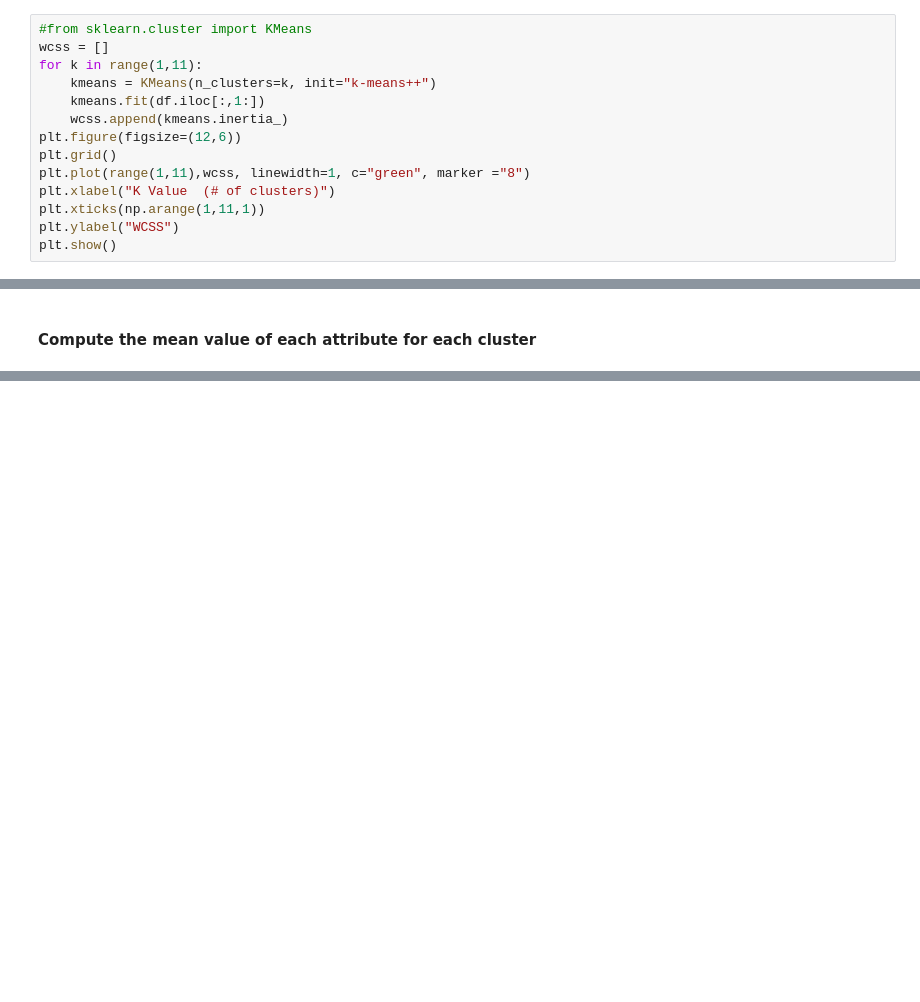
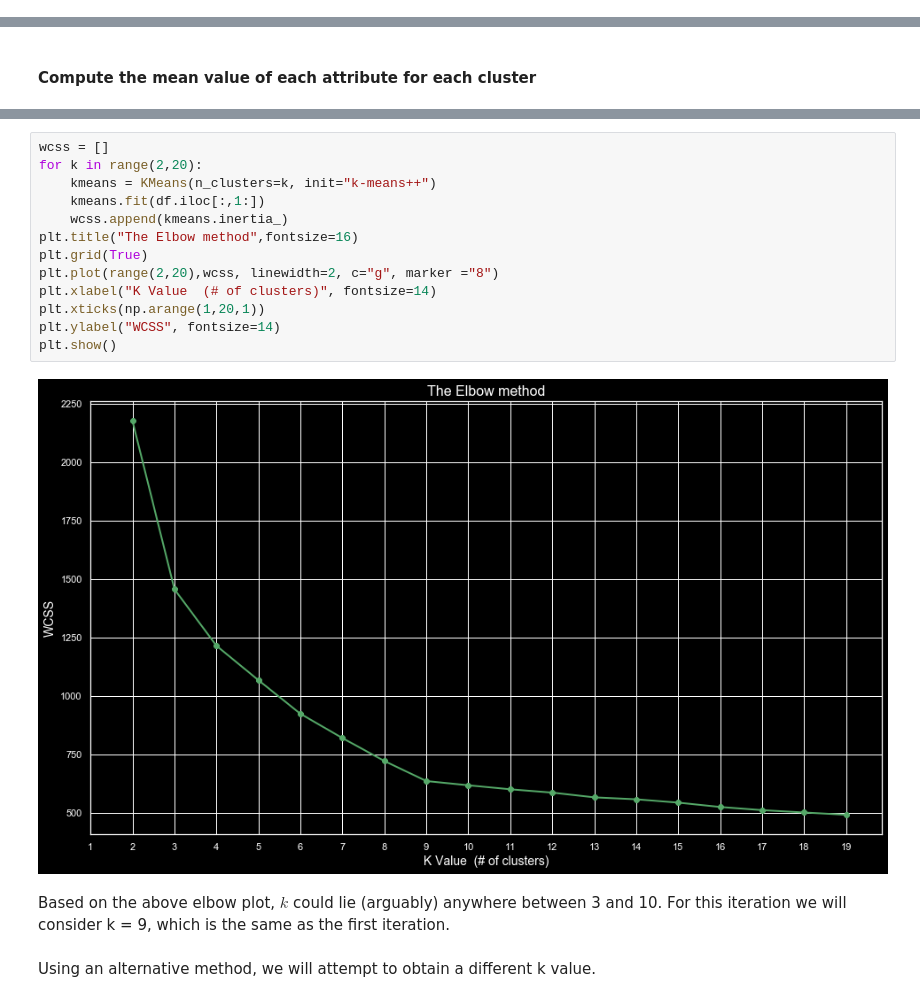
Before and after one commit to wyer2wyer/wyer, a Jupyter notebook: Etivity Lab 3.ipynb, the cells around one changed output, grey strips where cells are left out. Saved outputs shown, nothing was run; the diff lists cells and outputs as text; blank space fills up the shorter version.

```diff
--- a/Etivity Lab 3.ipynb
+++ b/Etivity Lab 3.ipynb
@@ -107,14 +92,0 @@ As K increases WCSS decreases and results in a scree plot with an elbow effect.
-# %%
-#from sklearn.cluster import KMeans
-wcss = []
-for k in range(1,11):
-    kmeans = KMeans(n_clusters=k, init="k-means++")
-    kmeans.fit(df.iloc[:,1:])
-    wcss.append(kmeans.inertia_)
-plt.figure(figsize=(12,6))
-plt.grid()
-plt.plot(range(1,11),wcss, linewidth=1, c="green", marker ="8")
-plt.xlabel("K Value  (# of clusters)")
-plt.xticks(np.arange(1,11,1))
-plt.ylabel("WCSS")
-plt.show()
@@ -268,0 +186,20 @@ plt.show()
+# %%
+wcss = []
+for k in range(2,20):
+    kmeans = KMeans(n_clusters=k, init="k-means++")
+    kmeans.fit(df.iloc[:,1:])
+    wcss.append(kmeans.inertia_)
+plt.title("The Elbow method",fontsize=16)
+plt.grid(True)
+plt.plot(range(2,20),wcss, linewidth=2, c="g", marker ="8")
+plt.xlabel("K Value  (# of clusters)", fontsize=14)
+plt.xticks(np.arange(1,20,1))
+plt.ylabel("WCSS", fontsize=14)
+plt.show()
+# %% [output]
+[figure, added]
+# %% [markdown]
+Based on the above elbow plot, $k$ could lie (arguably) anywhere between 3 and 10.
+For this iteration we will consider k = 9, which is the same as the first iteration.
+# %% [markdown]
+Using an alternative method, we will attempt to obtain a different k value.
```
Also changed, not shown: parts of 137 cells of this notebook.
